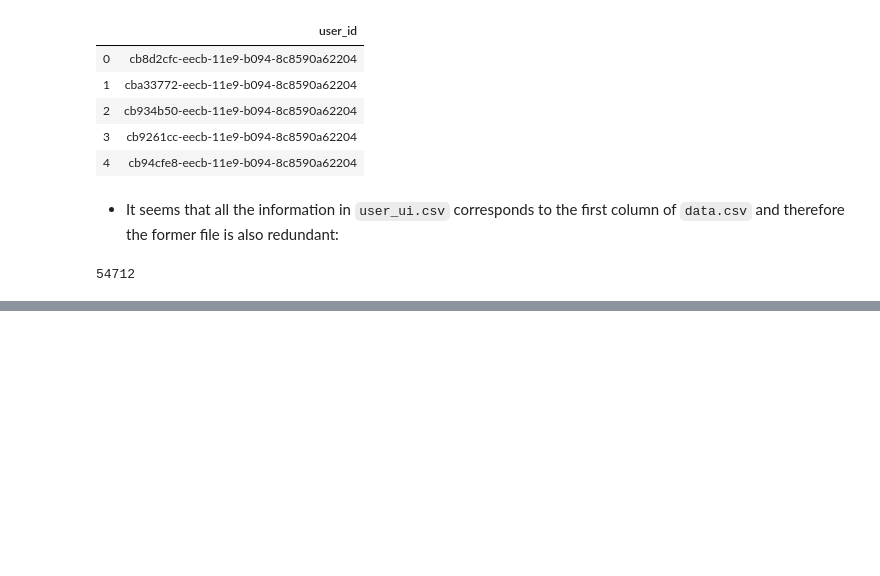
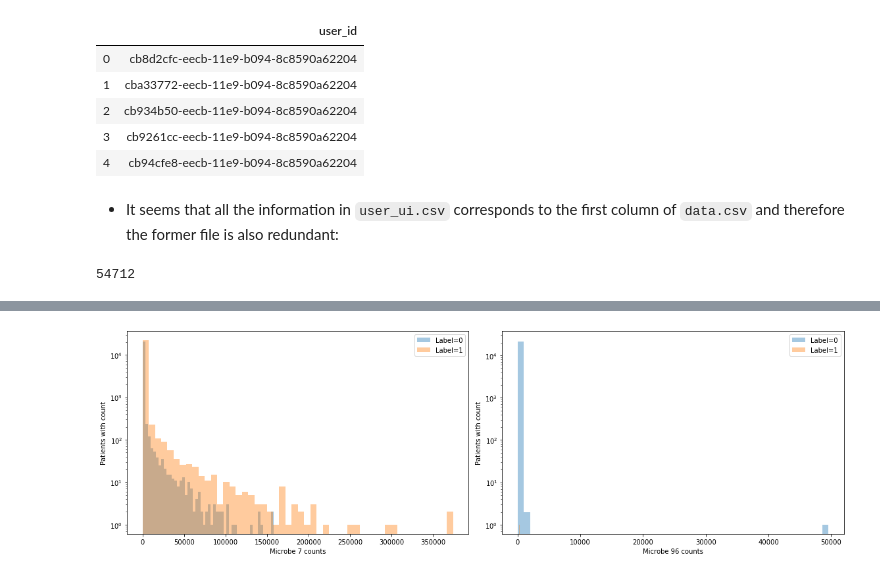
Before and after one commit to leoEspin/viome, a Jupyter notebook: viome dataset.ipynb, the cells around one changed output, grey strips where cells are left out. Saved outputs shown, nothing was run; the diff lists cells and outputs as text; code cells hidden in the pictures; blank space fills up the shorter version.

```diff
--- a/viome dataset.ipynb
+++ b/viome dataset.ipynb
@@ -77,0 +180,21 @@ sum(ids.user_id == raw.user_id)
+# %%
+def segregatedPlot(df:pd.DataFrame,col:str,grouping:str='label'):
+    '''conveniently making segregated plots'''
+    sns.distplot(df.groupby(grouping)[col].get_group(0).dropna(),kde=False,rug=False, label=grouping.capitalize()+'=0');
+    ax=sns.distplot(df.groupby(grouping)[col].get_group(1).dropna(),kde=False,rug=False, label=grouping.capitalize()+'=1');
+    ax.set_yscale('log')
+    plt.xlabel('Microbe '+col+' counts')
+    plt.ylabel('Patients with count')
+    plt.legend();
+# %%
+#making a list of the microbes in the dataset
+microbes=train.columns.to_list()[1:-1]
+# %%
+plt.figure(figsize=(16,5))
+plt.subplot(1,2,1)
+segregatedPlot(train,microbes[7])
+plt.subplot(1,2,2)
+segregatedPlot(train,microbes[96])
+plt.tight_layout();
+# %% [output]
+[figure, added]
```
Also changed, not shown: parts of 20 cells of this notebook.
